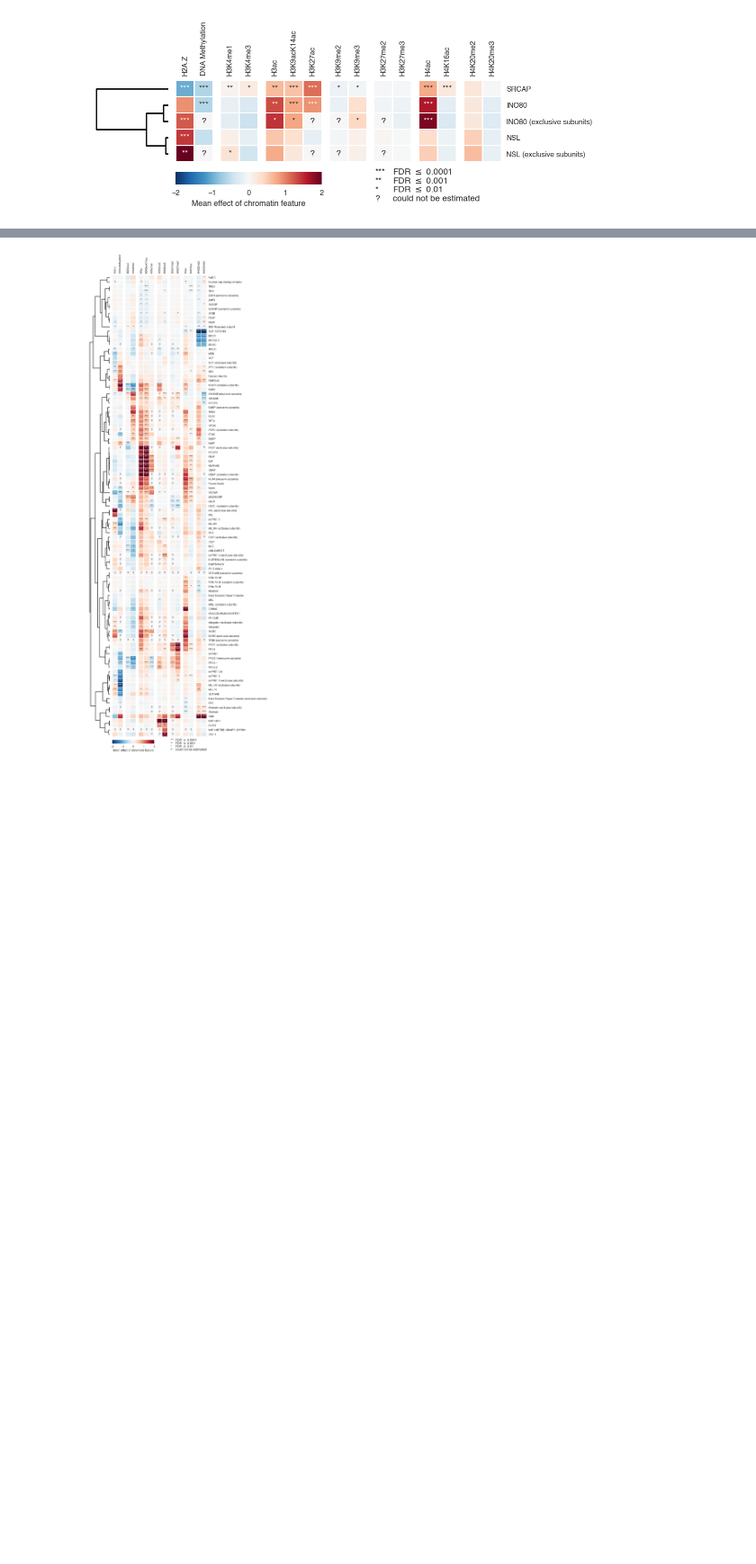
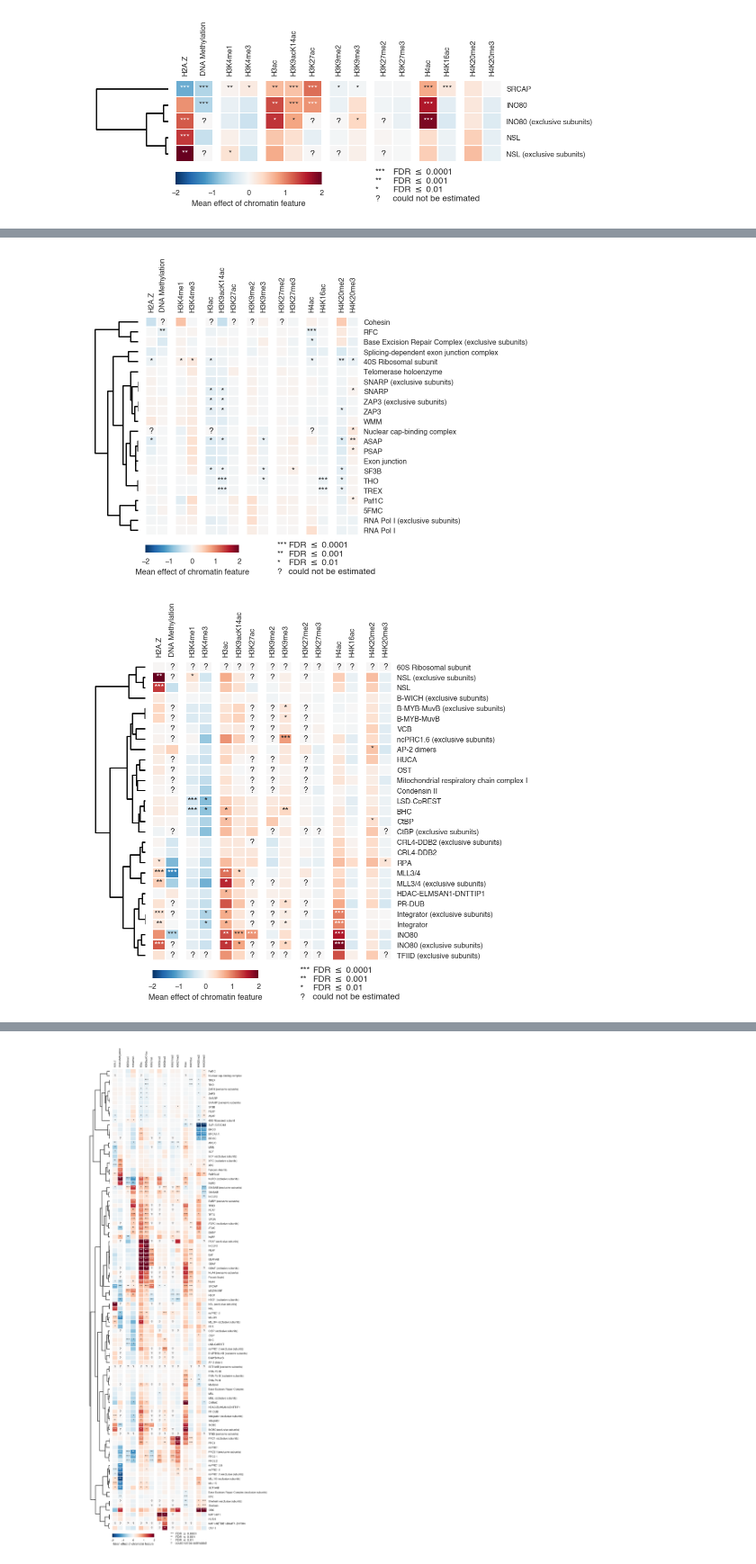
Before and after one commit to lukauskas/publications-lukauskas-2024-marcs, a Jupyter notebook: extra-figures-notebooks/ptm-response/Complexes heatmap.ipynb, the cells around one changed output, grey strips where cells are left out. Shown at 90% size. Cells and saved outputs as stored; diff of their text form; code cells hidden in the pictures; blank space fills up the shorter version.

```diff
--- a/extra-figures-notebooks/ptm-response/Complexes heatmap.ipynb
+++ b/extra-figures-notebooks/ptm-response/Complexes heatmap.ipynb
@@ -233,0 +257,12 @@ plt.savefig(os.path.join(OUTPUT_DIRECTORY, 'heatmap-complexes.pdf'),
+# %%
+for cluster, subseries in clusters.groupby(clusters):
+
+    complexes = subseries.index
+
+    draw_heatmap(enrichment_complexes.loc(axis=0)[:, complexes], fig_width=7, height_per_row=0.18)
+    plt.savefig(os.path.join(OUTPUT_DIRECTORY, f'heatmap-complexes-cluster-{cluster}.pdf'),
+                bbox_inches='tight')
+#     break
+# %% [output]
+[figure, added]
+[figure, added]
```
Also changed, not shown: parts of 3 cells of this notebook.
